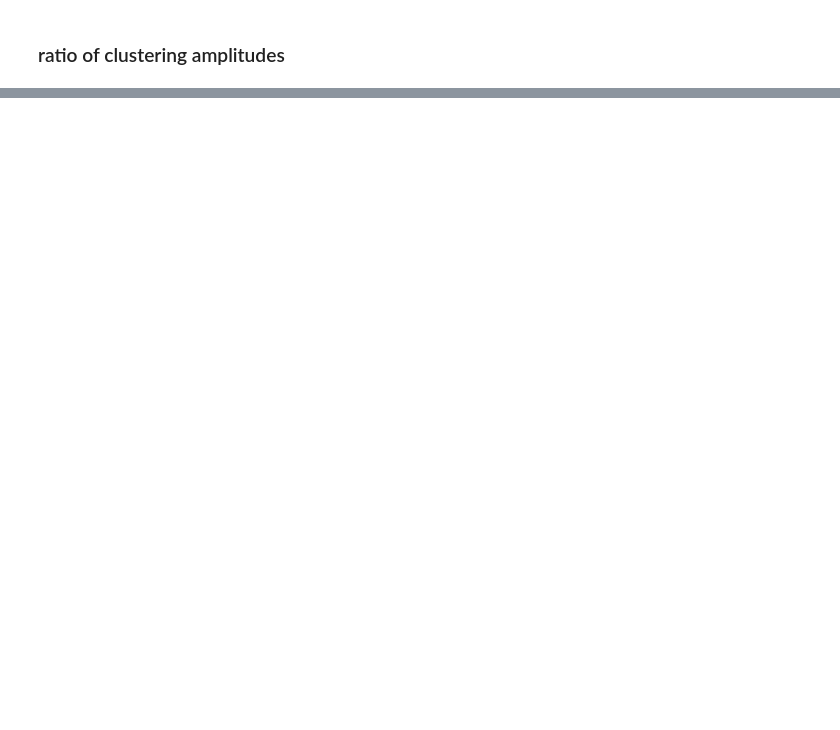
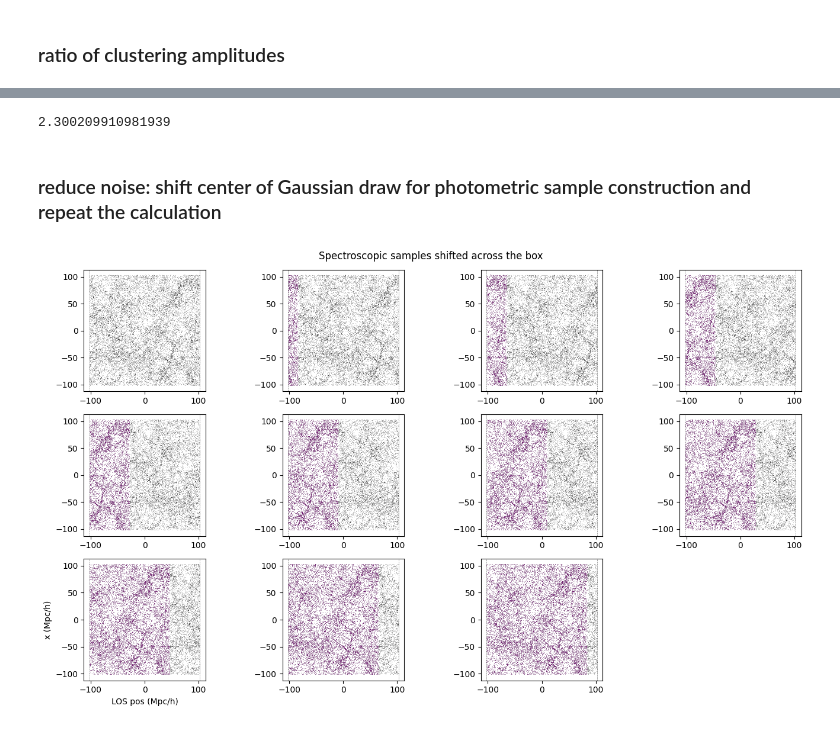
Before and after one commit to abbyw24/small-scale_cross-corrs, a Jupyter notebook: notebooks/angular_xcorrs_2-10-23.ipynb, the cells around one changed output, grey strips where cells are left out. Saved outputs shown, nothing was run; the diff lists cells and outputs as text; code cells hidden in the pictures; blank space fills up the shorter version.

```diff
--- a/notebooks/angular_xcorrs_2-10-23.ipynb
+++ b/notebooks/angular_xcorrs_2-10-23.ipynb
@@ -442,0 +443,34 @@ Text(0.5, 1.0, '$w_x(\\theta)$, phot. sample x spec. slices, PH estimator')
+# %%
+theta_to_r_comov(.1)
+# %% [output]
+2.300209910981939
+# %% [markdown]
+### reduce noise: shift center of Gaussian draw for photometric sample construction and repeat the calculation
+# %%
+gal_pos_specs = np.empty((nslices, len(gal_pos_spec), 3))
+
+fig = plt.figure(figsize=(14,8))
+axs = {}
+
+for i in range(nslices):
+    # first, shift everything by i * slicewidth
+    gal_pos_spec_ = np.copy(gal_pos_spec)
+    gal_pos_spec_[:,2] += i * slicewidth << gal_pos_spec_.unit
+    # wrap any galaxies outside the box
+    idx_to_wrap = (gal_pos_spec_[:,2] >= sim.boxsize / 2)
+    gal_pos_spec_[:,2][idx_to_wrap] -= sim.boxsize
+    gal_pos_specs[i] = gal_pos_spec_
+
+    axs[i] = fig.add_subplot(3,4,i+1)
+    kwargs = dict(ls='None', marker=',', alpha=0.2)
+    axs[i].plot(gal_pos_spec_[:,2].value, gal_pos_spec_[:,0].value, c='k', **kwargs)
+    axs[i].plot(gal_pos_spec_[idx_to_wrap][:,2].value, gal_pos_spec_[idx_to_wrap][:,0].value, c='purple', **kwargs)
+    axs[i].axvline(-(sim.boxsize.value)/2, ls='--', color='k', lw=0.5, alpha=0.5)
+    axs[i].axvline((sim.boxsize.value)/2, ls='--', color='k', lw=0.5, alpha=0.5)
+    axs[i].set_aspect('equal')
+axs[8].set_xlabel('LOS pos (Mpc/h)')
+axs[8].set_ylabel('x (Mpc/h)')
+fig.suptitle('Spectroscopic samples shifted across the box')
+fig.tight_layout()
+# %% [output]
+[figure, added]
```
Also changed, not shown: parts of 18 cells of this notebook, 4 other files.
